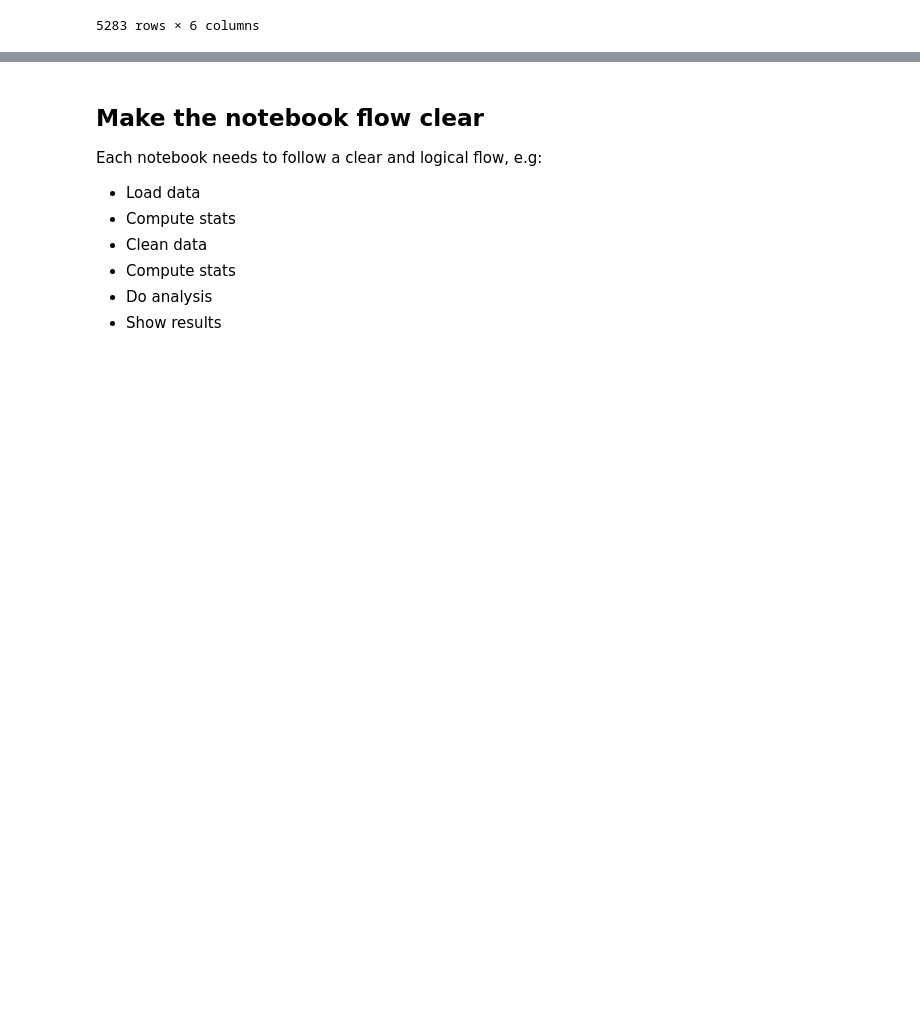
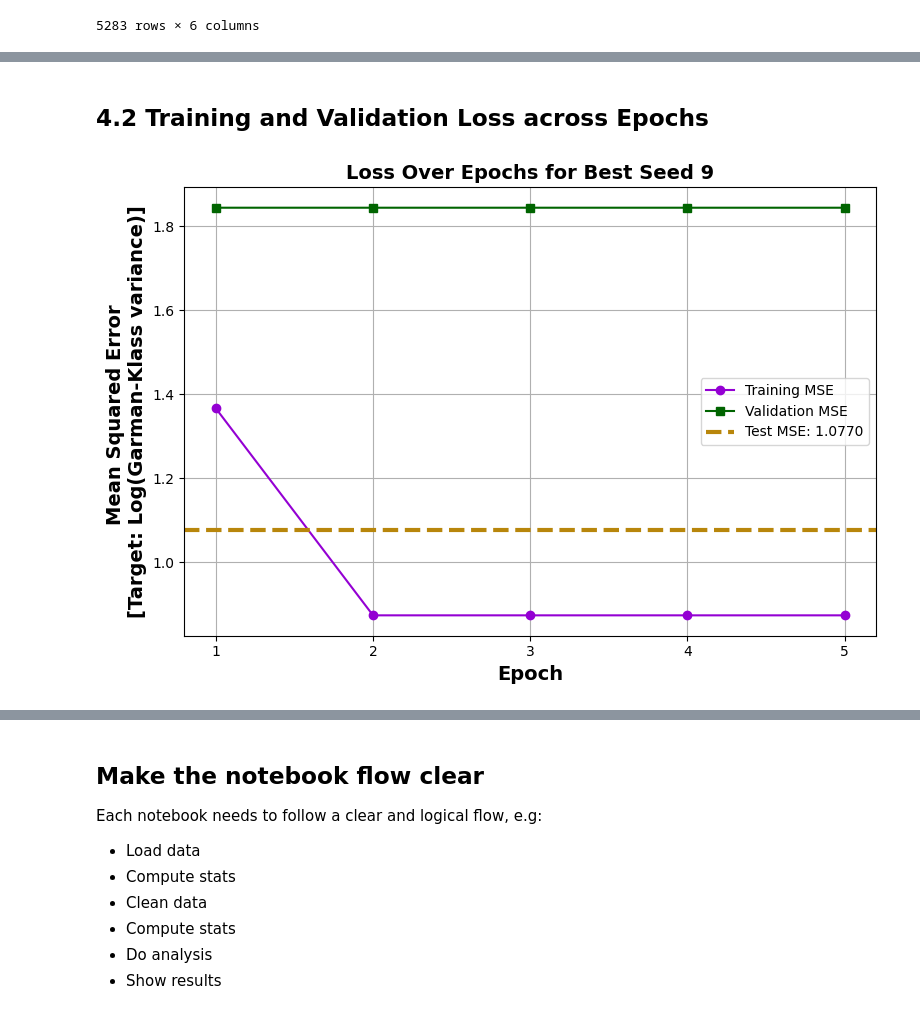
Before and after one commit to danalouie/gpsaggese.github.io, a Jupyter notebook: class_project/data605/Fall2026/projects/UmdTask599_DATA605_Fall2026_AutoKeras_Project_Description/autokeras.API.ipynb, the cells around one changed output, grey strips where cells are left out. Cells and saved outputs as stored; diff of their text form; code cells hidden in the pictures; blank space fills up the shorter version.

```diff
--- a/class_project/data605/Fall2026/projects/UmdTask599_DATA605_Fall2026_AutoKeras_Project_Description/autokeras.API.ipynb
+++ b/class_project/data605/Fall2026/projects/UmdTask599_DATA605_Fall2026_AutoKeras_Project_Description/autokeras.API.ipynb
@@ -80,7 +88,8 @@ INFO  > /usr/local/lib/python3.10/site-packages/ipykernel_launcher.py -f /root/.
 # %%
 # Load SPY dataframe from CSV file using function:
 
-utils.load_volatility_timeseries()
+spy_df = utils.load_volatility_timeseries()
+spy_df
 # %% [output]
 Loaded 5283 rows and 6 columns from: data/spy_volatility_timeseries_2005_2025.csv.
 
@@ -113,0 +125,29 @@ shutil.rmtree("./time_series_forecaster", ignore_errors=True)
+# %%
+# Create log_GK_variance column to scale GK_variance on tighter range; clip small values of GK_variance to prevent NaN/infinity values in log
+spy_df["log_GK_variance"] = np.log(spy_df["GK_variance"].clip(lower=1e-12))
+
+# Define features X and target variable y:
+feature_cols = ["Log_return", "log_GK_variance"]
+target_col = "log_GK_variance"
+
+# Split out X and y:
+X = spy_df[feature_cols].astype("float64")
+y = spy_df[target_col].astype("float64")
+
+# Define chronological train/validation/test split to be 70% / 15% / 15%:
+n = spy_df.shape[0]
+train_end = int(n * 0.7)
+val_end = int(n * 0.85)
+
+# Define train, validation, test datasets:
+x_train, y_train = X[:train_end], y[:train_end]
+x_val, y_val = X[train_end:val_end], y[train_end:val_end]
+x_test, y_test = X[val_end:], y[val_end:]
+
+
+print(x_train.shape)  # (3698, 2)
+print(y_train.shape)  # (3698,)
+print(x_val.shape)  # (792, 2)
+print(y_val.shape)  # (792,)
+print(x_test.shape)  # (793, 2)
+print(y_test.shape)  # (793,)
@@ -113,0 +268,9 @@ shutil.rmtree("./time_series_forecaster", ignore_errors=True)
+# %% [markdown]
+## 4.2 Training and Validation Loss across Epochs
+# %%
+# Plot comparison of training and validation loss across epochs for best seed:
+
+utils.plot_train_val_loss(best_csv_path,epoch_cap,best_test_mse,title=f"Loss Over Epochs for Best Seed {best_seed}",
+                    save_plot=True,save_filename=f"plots/api_TrainVal_LossOverEpochs_BestSeed_{best_seed}.png")
+# %% [output]
+[figure, added]
```
Also changed, not shown: parts of 13 cells of this notebook, 9 other files.
